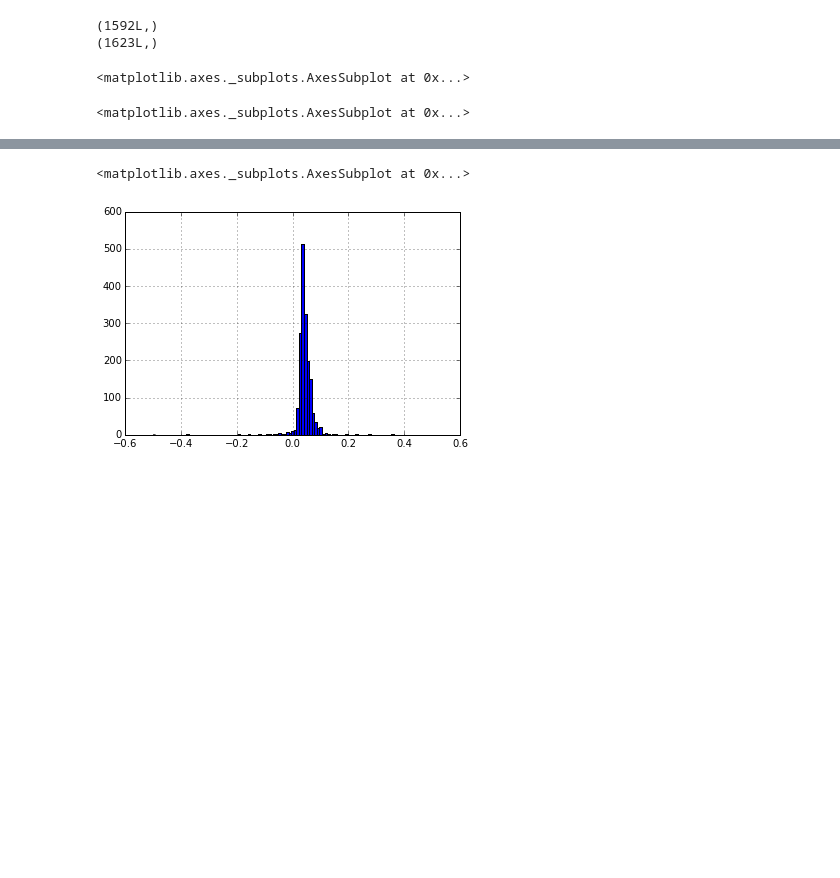
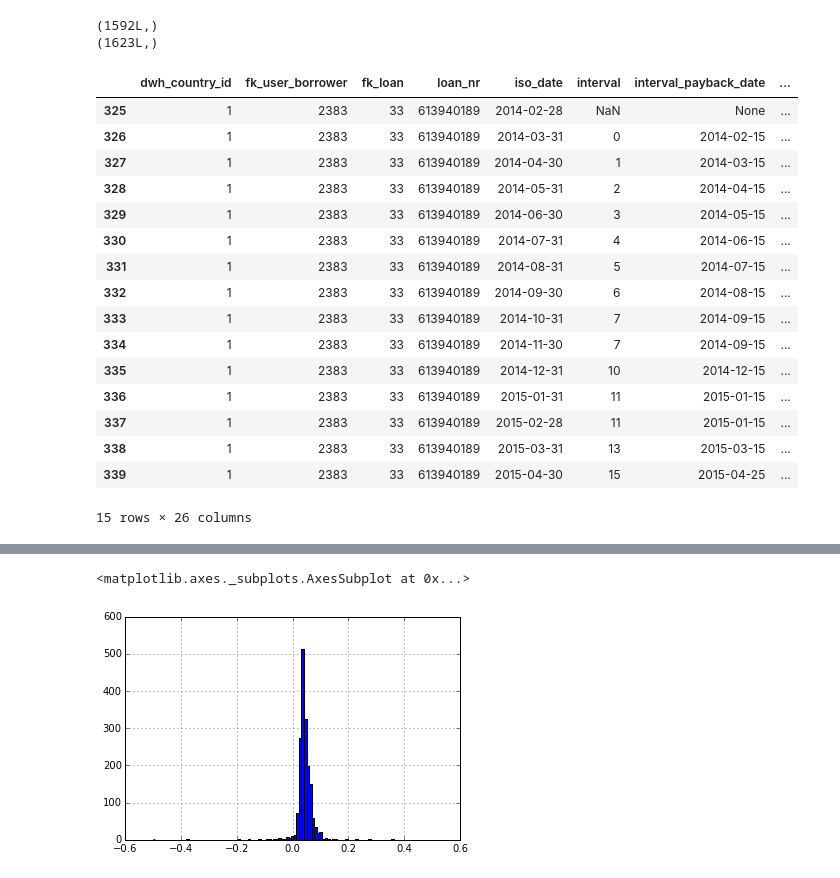
Before and after one commit to seanv507/IPython-Notebooks, a Jupyter notebook: returns01.ipynb, the cells around one changed output, grey strips where cells are left out. Saved outputs shown, nothing was run; the diff lists cells and outputs as text; code cells hidden in the pictures; blank space fills up the shorter version.

```diff
--- a/returns01.ipynb
+++ b/returns01.ipynb
@@ -288,2 +415,0 @@ order by dwh_country_id,fk_loan,iso_date ;
-# %%
-actual_payments=psql.read_sql(actual_payments_sql,conn)
@@ -484,0 +714,2 @@ actual_payments['in_arrears_since_days_30360']=days360(actual_payments.in_arrear
+# %%
+actual_payments['cum_diff']=actual_payments.expected_amount_cum-actual_payments.actual_amount_cum
@@ -694,4 +897,0 @@ z1['orig']=loans_xirr
-# %%
-z1.plot(kind='scatter',x='orig',y='current')
-# %% [output]
-<matplotlib.axes._subplots.AxesSubplot at 0x...>
@@ -702,4 +898,20 @@ xirr_loans.to_clipboard()
-# %%
-xirr_loans[xirr_loans.pd<.2].plot(x='pd',y='bucket_pd',kind='scatter')
-# %% [output]
-<matplotlib.axes._subplots.AxesSubplot at 0x...>
+# %%
+actual_payments[actual_payments.fk_loan==33]
+# %% [output]
+|  | dwh_country_id | fk_user_borrower | fk_loan | loan_nr | iso_date | interval | interval_payback_date | ... |
+| 325 | 1 | 2383 | 33 | 613940189 | 2014-02-28 | NaN | None | ... |
+| 326 | 1 | 2383 | 33 | 613940189 | 2014-03-31 | 0 | 2014-02-15 | ... |
+| 327 | 1 | 2383 | 33 | 613940189 | 2014-04-30 | 1 | 2014-03-15 | ... |
+| 328 | 1 | 2383 | 33 | 613940189 | 2014-05-31 | 2 | 2014-04-15 | ... |
+| 329 | 1 | 2383 | 33 | 613940189 | 2014-06-30 | 3 | 2014-05-15 | ... |
+| 330 | 1 | 2383 | 33 | 613940189 | 2014-07-31 | 4 | 2014-06-15 | ... |
+| 331 | 1 | 2383 | 33 | 613940189 | 2014-08-31 | 5 | 2014-07-15 | ... |
+| 332 | 1 | 2383 | 33 | 613940189 | 2014-09-30 | 6 | 2014-08-15 | ... |
+| 333 | 1 | 2383 | 33 | 613940189 | 2014-10-31 | 7 | 2014-09-15 | ... |
+| 334 | 1 | 2383 | 33 | 613940189 | 2014-11-30 | 7 | 2014-09-15 | ... |
+| 335 | 1 | 2383 | 33 | 613940189 | 2014-12-31 | 10 | 2014-12-15 | ... |
+| 336 | 1 | 2383 | 33 | 613940189 | 2015-01-31 | 11 | 2015-01-15 | ... |
+| 337 | 1 | 2383 | 33 | 613940189 | 2015-02-28 | 11 | 2015-01-15 | ... |
+| 338 | 1 | 2383 | 33 | 613940189 | 2015-03-31 | 13 | 2015-03-15 | ... |
+| 339 | 1 | 2383 | 33 | 613940189 | 2015-04-30 | 15 | 2015-04-25 | ... |
+15 rows × 26 columns
```
Also changed, not shown: parts of 116 cells of this notebook.
